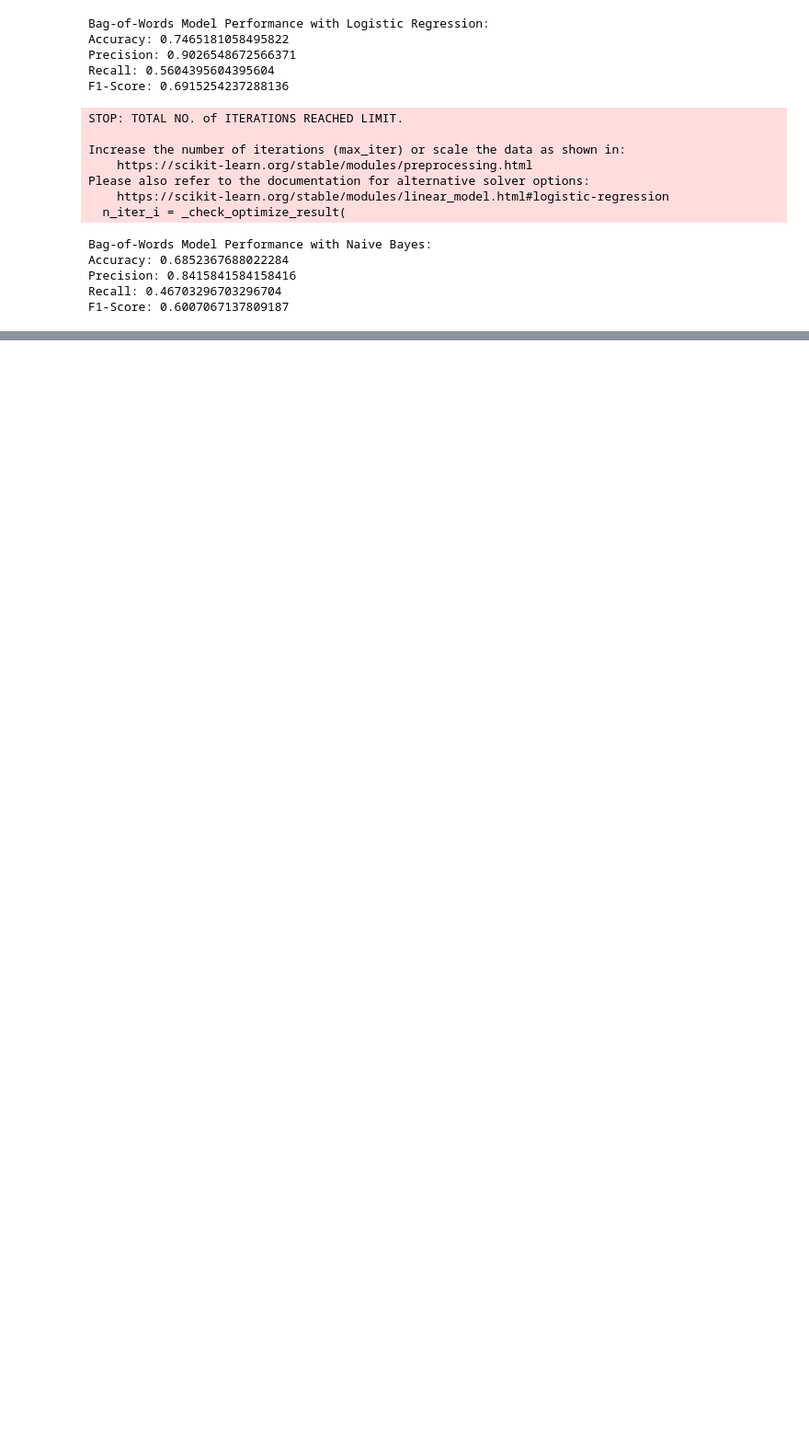
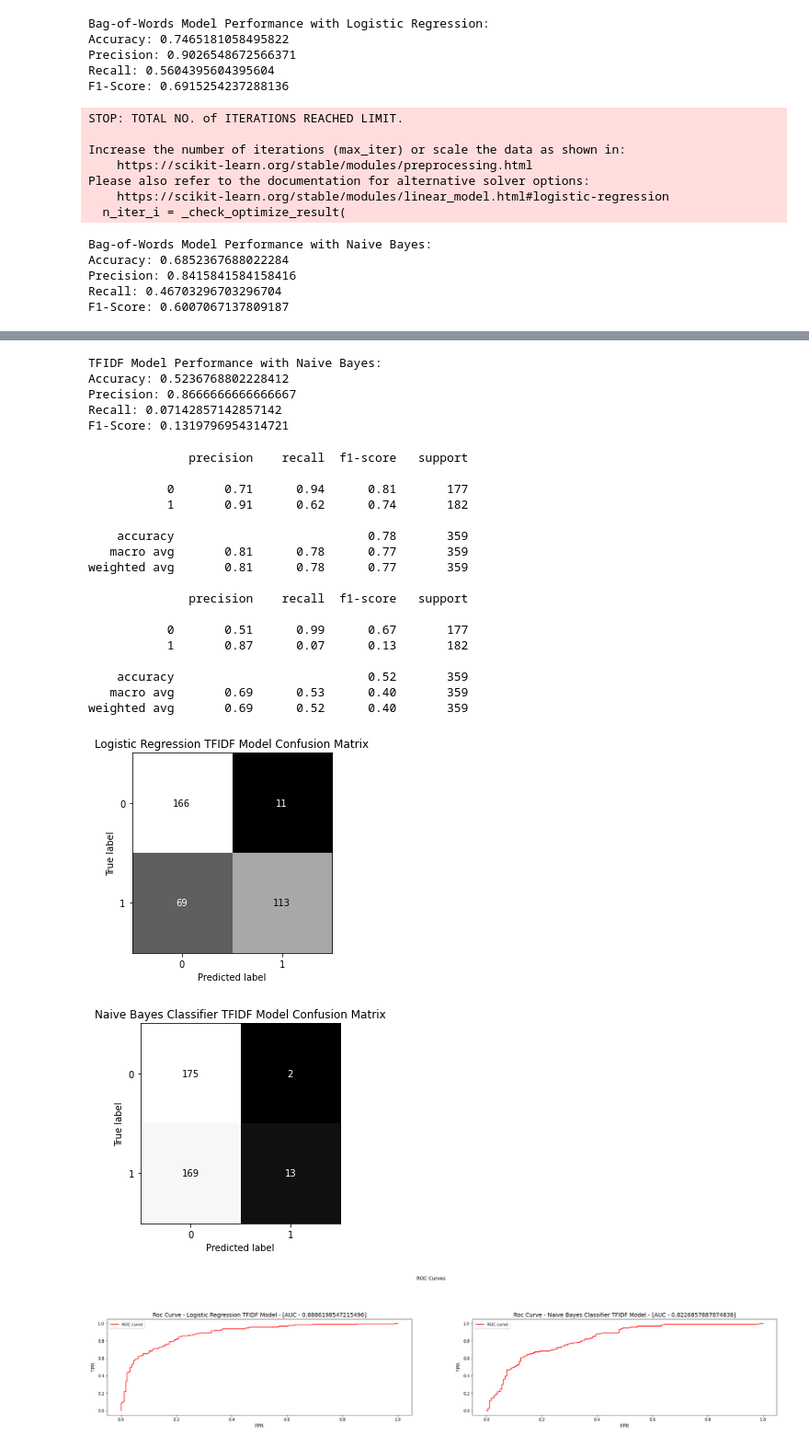
Before and after one commit to megan-shah1/Multi-Modal-Machine-Learning-Projects, a Jupyter notebook: Coding Assignment 2.ipynb, the cells around one changed output, grey strips where cells are left out. Shown: that part at 92% size. Drawn from its saved outputs; the diff is of its cells as text; code cells hidden in the pictures; blank space fills up the shorter version.

```diff
--- a/Coding Assignment 2.ipynb
+++ b/Coding Assignment 2.ipynb
@@ -319,6 +335,7 @@ lr_tfidf.fit(tfidf_train, y_train)
 
 # Predict test data
 lr_y_pred_tfidf = lr_tfidf.predict(tfidf_test)
+lr_y_pred_tfidf_proba = lr_tfidf.predict_proba(tfidf_test)
 
 # Calculate analytics of model
 lr_accuracy_tfidf = accuracy_score(y_test, lr_y_pred_tfidf)
@@ -341,6 +371,8 @@ nb_tfidf.fit(tfidf_train, y_train)
 
 # Predict Test Data
 nb_y_pred_tfidf = nb_tfidf.predict(tfidf_test)
+nb_y_pred_tfidf_proba = nb_tfidf.predict_proba(tfidf_test)
+
 
 # Calculate analytics of model
 nb_accuracy_tfidf = accuracy_score(y_test, nb_y_pred_tfidf)
@@ -356,3 +388,9 @@ print('Precision:', nb_precision_tfidf)
 print('Recall:', nb_recall_tfidf)
 print('F1-Score:', nb_f1_tfidf)
 print()
+# %% [output]
+TFIDF Model Performance with Naive Bayes:
+Accuracy: 0.5236768802228412
+Precision: 0.8666666666666667
+Recall: 0.07142857142857142
+F1-Score: 0.1319796954314721
@@ -380,0 +397,58 @@ print()
+# %%
+#evaluating the classification model with confusion matrix and ROC
+print(classification_report(y_test, lr_y_pred_tfidf))
+print(classification_report(y_test, nb_y_pred_tfidf))
+
+
+models = ['Logistic Regression TFIDF Model','Naive Bayes Classifier TFIDF Model']
+predictions = [lr_y_pred_tfidf, nb_y_pred_tfidf]
+pred_probabilities = [lr_y_pred_tfidf_proba, nb_y_pred_tfidf_proba]
+
+plot = 1
+
+for model, prediction, pred_proba in zip(models, predictions, pred_probabilities):
+    disp = ConfusionMatrixDisplay(confusion_matrix(y_test.ravel(), prediction))
+    disp.plot(
+        include_values=True,
+        cmap='gray',
+        colorbar=False
+    )
+    disp.ax_.set_title(f"{model} Confusion Matrix")
+
+plt.figure(figsize=(30, 15))
+plt.suptitle("ROC Curves")
+plot_index = 1
+
+for model, prediction, pred_proba in zip(models, predictions, pred_probabilities):
+    fpr, tpr, thresholds = roc_curve(y_test, pred_proba[:, 1])
+    auc_score = auc(fpr, tpr)
+    plt.subplot(3, 2, plot_index)
+    plt.plot(fpr, tpr, 'r', label='ROC curve')
+    # pyplot.figure(figsize=(5, 5))
+    plt.title(f'Roc Curve - {model} - [AUC - {auc_score}]', fontsize=14)
+    plt.xlabel('FPR', fontsize=12)
+    plt.ylabel('TPR', fontsize=12)
+    plt.legend()
+    plot_index += 1
+plt.show()
+# %% [output]
+              precision    recall  f1-score   support
+
+           0       0.71      0.94      0.81       177
+           1       0.91      0.62      0.74       182
+
+    accuracy                           0.78       359
+   macro avg       0.81      0.78      0.77       359
+weighted avg       0.81      0.78      0.77       359
+
+              precision    recall  f1-score   support
+
+           0       0.51      0.99      0.67       177
+           1       0.87      0.07      0.13       182
+
+    accuracy                           0.52       359
+   macro avg       0.69      0.53      0.40       359
+weighted avg       0.69      0.52      0.40       359
+[figure, added]
+[figure, added]
+[figure, added]
```
Also changed, not shown: parts of 8 cells of this notebook.
